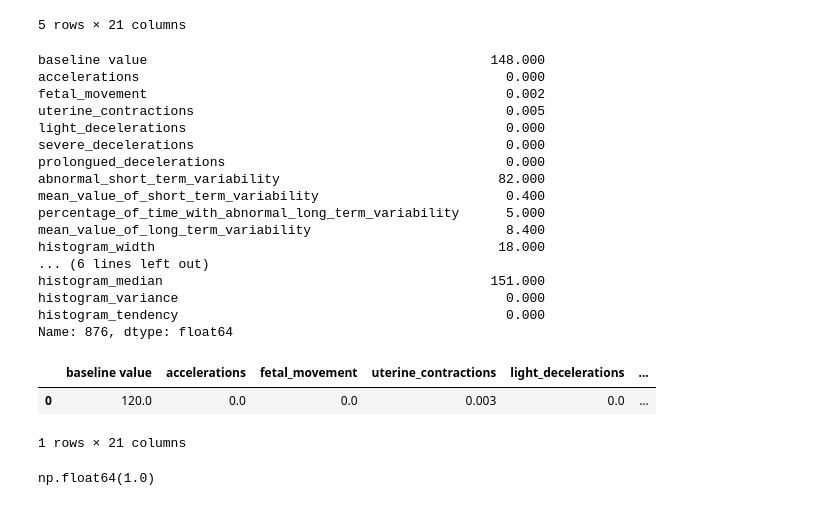
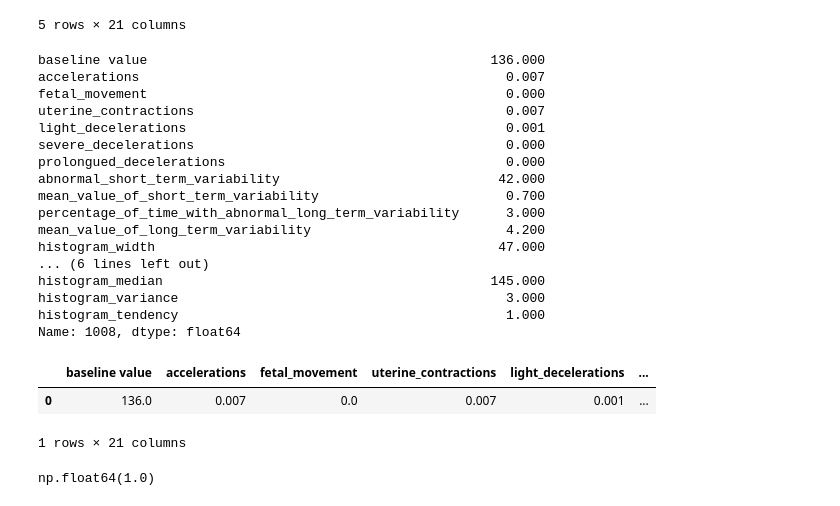
Before and after one commit to thornphyowaiyan-ux/fetal_health_classification, a Jupyter notebook: final_fetal.ipynb, the cells around one changed output. Drawn from its saved outputs; the diff is of its cells as text; code cells hidden in the pictures.

```diff
--- a/final_fetal.ipynb
+++ b/final_fetal.ipynb
@@ -633,31 +636,31 @@ X_test.head()
 | 1008 | 136.0 | 0.007 | 0.000 | 0.007 | 0.001 | ... |
 5 rows × 21 columns
 # %%
-X_test.loc[876,:]
+X_test.loc[1008,:]
 # %% [output]
-baseline value                                            148.000
-accelerations                                               0.000
-fetal_movement                                              0.002
-uterine_contractions                                        0.005
-light_decelerations                                         0.000
+baseline value                                            136.000
+accelerations                                               0.007
+fetal_movement                                              0.000
+uterine_contractions                                        0.007
+light_decelerations                                         0.001
 severe_decelerations                                        0.000
 prolongued_decelerations                                    0.000
-abnormal_short_term_variability                            82.000
-mean_value_of_short_term_variability                        0.400
-percentage_of_time_with_abnormal_long_term_variability      5.000
-mean_value_of_long_term_variability                         8.400
-histogram_width                                            18.000
+abnormal_short_term_variability                            42.000
+mean_value_of_short_term_variability                        0.700
+percentage_of_time_with_abnormal_long_term_variability      3.000
+mean_value_of_long_term_variability                         4.200
+histogram_width                                            47.000
 ... (6 lines left out)
-histogram_median                                          151.000
-histogram_variance                                          0.000
-histogram_tendency                                          0.000
-Name: 876, dtype: float64
+histogram_median                                          145.000
+histogram_variance                                          3.000
+histogram_tendency                                          1.000
+Name: 1008, dtype: float64
 # %%
-sample_data = X_test.loc[661, :].to_dict()
+sample_data = X_test.loc[1008, :].to_dict()
 sample_data = pd.DataFrame([sample_data])
 sample_data
 # %% [output]
 |  | baseline value | accelerations | fetal_movement | uterine_contractions | light_decelerations | ... |
-| 0 | 120.0 | 0.0 | 0.0 | 0.003 | 0.0 | ... |
+| 0 | 136.0 | 0.007 | 0.0 | 0.007 | 0.001 | ... |
 1 rows × 21 columns
 # %%
```
Also changed, not shown: parts of 6 cells of this notebook, 1 other file.
